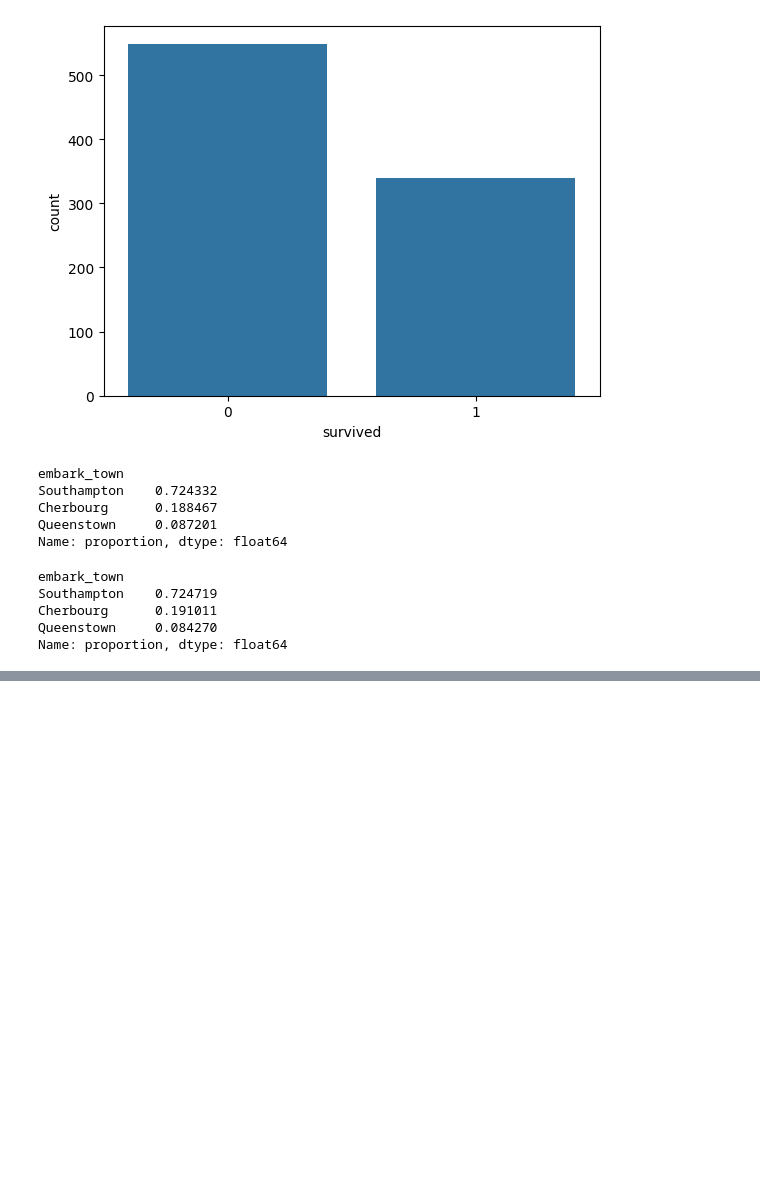
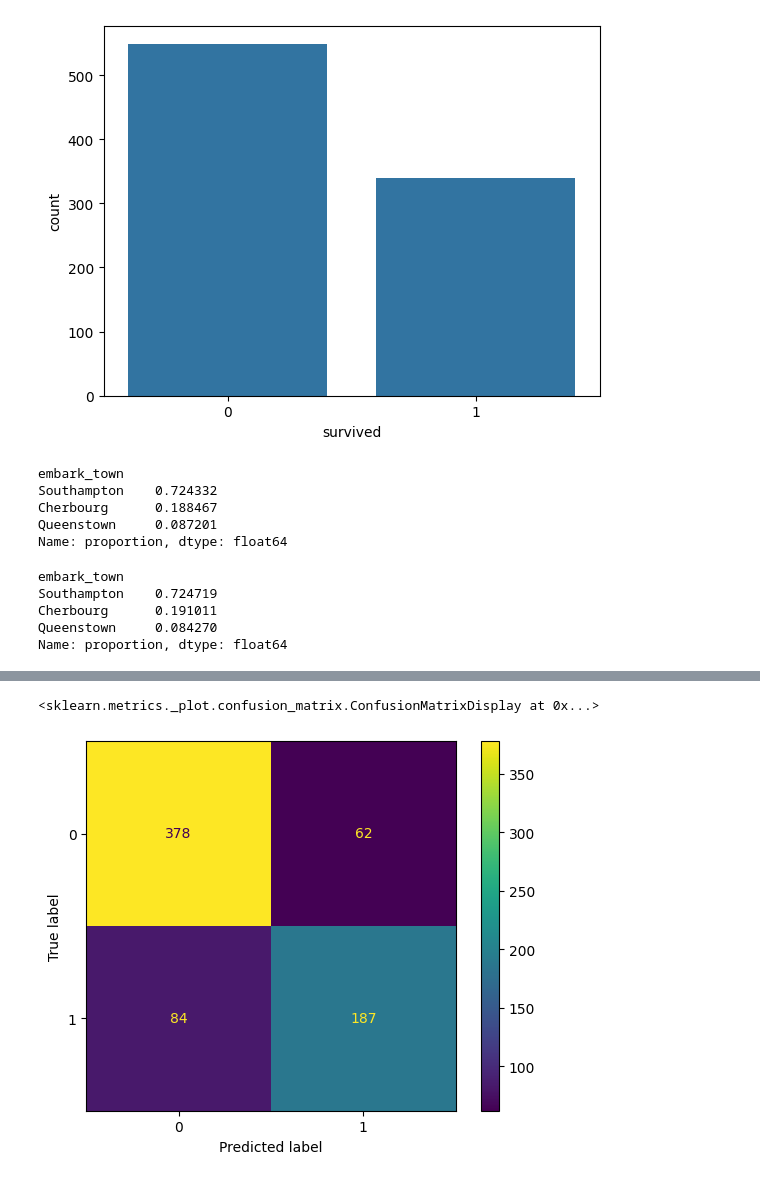
Before and after one commit to Lauragarbre/ONLINE_DS_THEBRIDGE_Curso2025, a Jupyter notebook: Bootcamp_Data_Science_2025/04_Machine_Learning /Sprint 10_ML_Modelos_Supervisados_I_Regresores/Unidad_02_Práctica_Obligatoria/18_Practica_Obligatoria_Clasificacion_y_Regresion_Logistica_hecha.ipynb, the cells around one changed output, grey strips where cells are left out. Cells and saved outputs as stored; diff of their text form; code cells hidden in the pictures; blank space fills up the shorter version.

```diff
--- a/Bootcamp_Data_Science_2025/04_Machine_Learning /Sprint 10_ML_Modelos_Supervisados_I_Regresores/Unidad_02_Práctica_Obligatoria/18_Practica_Obligatoria_Clasificacion_y_Regresion_Logistica_hecha.ipynb
+++ b/Bootcamp_Data_Science_2025/04_Machine_Learning /Sprint 10_ML_Modelos_Supervisados_I_Regresores/Unidad_02_Práctica_Obligatoria/18_Practica_Obligatoria_Clasificacion_y_Regresion_Logistica_hecha.ipynb
@@ -206,0 +213,22 @@ ValueError: Boolean array expected for the condition, not int64
+# %%
+# Ahora hay que esclarlas, porque el regresor logístico lo necesita
+from sklearn.preprocessing import StandardScaler
+scaler = StandardScaler()
+train_set[features_num]= scaler.fit_transform(train_set[features_num])
+test_set[features_num] = scaler.transform(test_set[features_num])
+# %%
+# Variables categóricas
+features_cat = ['sex', 'embark_town', 'who']
+
+# Las voy a procesar ordenandolas. En sexo primero hombre, luego mujer, en el embarque por orden de embarque, y en who, primero niños, mujeres y hombres
+from sklearn.preprocessing import OrdinalEncoder
+
+categoricas = [['male', 'female'], ['Southampton', 'Cherbourg', 'Queenstown'], ['child', 'woman', 'man']]
+encoder = OrdinalEncoder( categories= categoricas)
+# Lo aplico a train y a set
+train_set[['sex', 'embark_town', 'who']] = encoder.fit_transform(train_set[['sex', 'embark_town', 'who']])
+test_set[['sex', 'embark_town', 'who']] = encoder.transform(test_set[['sex', 'embark_town', 'who']])
+# %%
+# Ahora ya hacemos el modelado los train y test
+features = features_cat + features_num
+features
@@ -207,3 +237,8 @@ ValueError: Boolean array expected for the condition, not int64
+# %%
+X_train = train_set[features]
+y_train = train_set['survived']
+X_test = test_set[features]
+y_test = test_set['survived']
 # %%
 from sklearn.linear_model import LogisticRegression
 
@@ -214,0 +250,8 @@ ValueError: could not convert string to float: 'male'
+# %%
+# Métricas
+from sklearn.metrics import ConfusionMatrixDisplay
+y_predict = reg_log.predict(X_train)
+ConfusionMatrixDisplay.from_predictions(y_train, y_predict)
+# %% [output]
+<sklearn.metrics._plot.confusion_matrix.ConfusionMatrixDisplay at 0x...>
+[figure, added]
```
Also changed, not shown: parts of 15 cells of this notebook.
